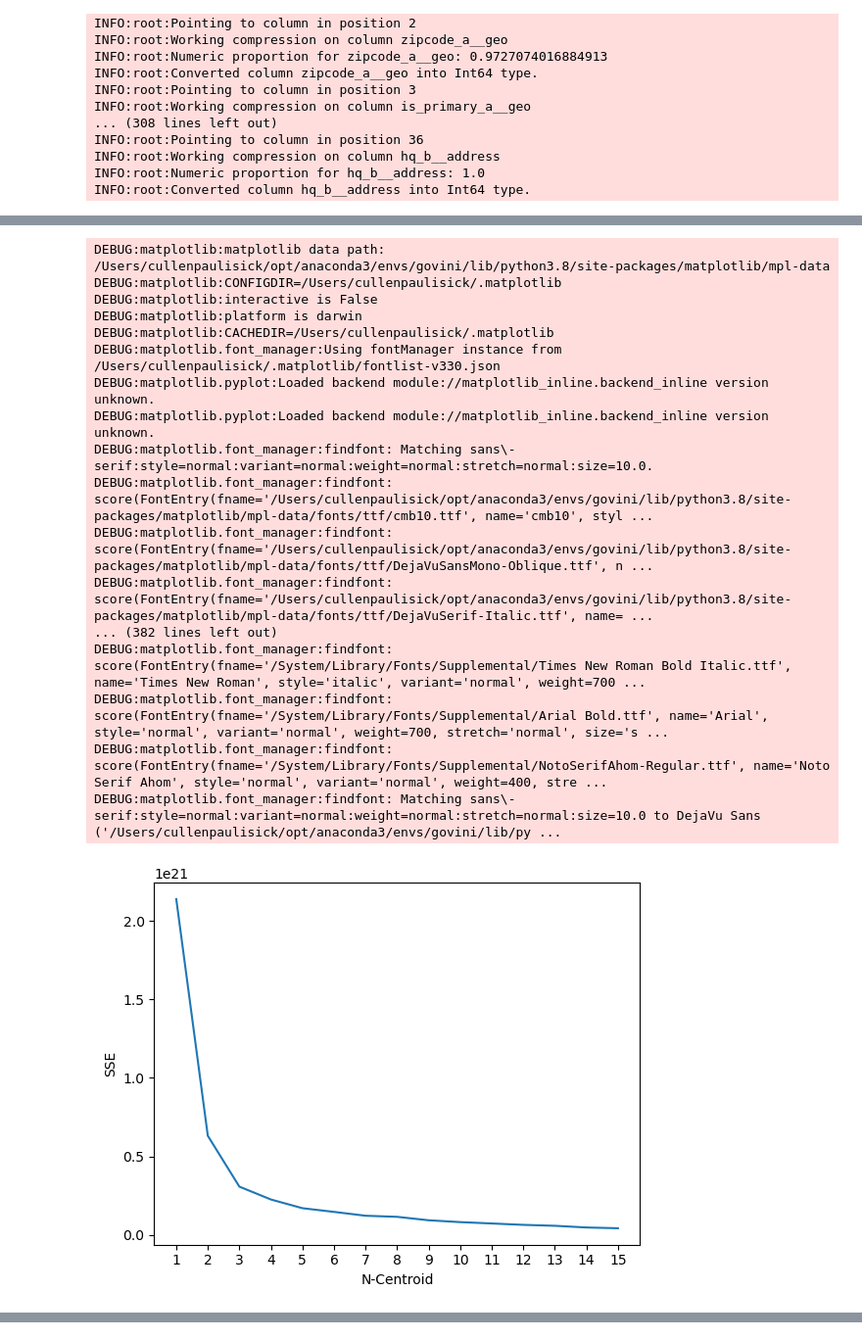
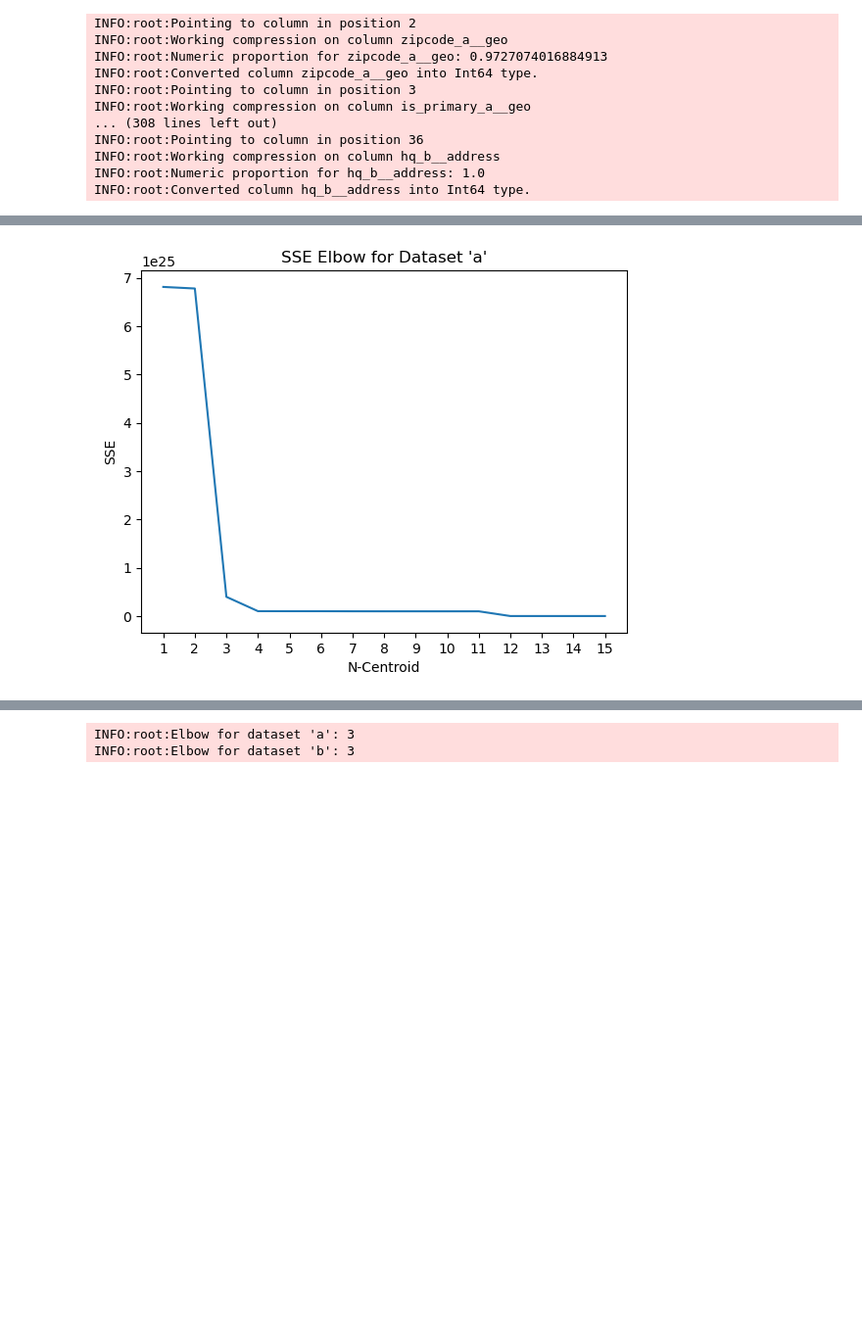
Before and after one commit to cpaulisi/govini-interview, a Jupyter notebook: notebooks/eda.ipynb, the cells around one changed output, grey strips where cells are left out. Shown at 98% size. Saved outputs shown, nothing was run; the diff lists cells and outputs as text; code cells hidden in the pictures; blank space fills up the shorter version.

```diff
--- a/notebooks/eda.ipynb
+++ b/notebooks/eda.ipynb
@@ -219,7 +239,8 @@ def centroid_analysis(
     index: str,
     kmeans_parameters: Dict[str, Union[int, str]],
     kmeans_iter: int,
-    visualize: bool=False
+    visualize: bool=False,
+    **kwargs
 ) -> int:
     """Find optimal number of centroids through recommended evaluation metric
 
@@ -240,16 +261,18 @@ def centroid_analysis(
     comp_num = frame[[col for col, datatype in frame.dtypes.to_dict().items() if (datatype != np.dtype('O'))or (col==index)]]
     # check primary index for all unique values
     if comp_num.index.value_counts().max()==1:
-        comp_dropna = comp_num.set_index(index).dropna()
+        # fill NA with null class flag 0
+        comp_dropna = comp_num.set_index(index).fillna(0)
         col_map = comp_dropna.columns.to_numpy()
-        comp_vals = comp_dropna.values
+        comp_vals = comp_dropna.values.astype('float')
     # if non-unique primary index, consolidate based upon append-only insert on schema
     else:
         # get last index for each group
         max_index_per_entity = comp_num.reset_index().groupby(index)['index'].max()
-        comp_dropna = comp_num.iloc[list(max_index_per_entity.values)].set_index(index).dropna()
+        # fill NA with null class flag 0
+        comp_dropna = comp_num.iloc[list(max_index_per_entity.values)].set_index(index).fillna(0)
         col_map = comp_dropna.columns.to_numpy()
-        comp_vals = comp_dropna.values
+        comp_vals = comp_dropna.values.astype('float')
     # start inertia compilation
     inertia_values = list()
     for i in range(1,kmeans_iter):
@@ -262,6 +285,8 @@ def centroid_analysis(
         plt.plot(range(1, kmeans_iter), inertia_values)
         plt.xlabel("N-Centroid")
         plt.ylabel("SSE")
+        if ("plot_title" in kwargs.keys()):
+            plt.title(kwargs.get("plot_title"))
         plt.show()
     # return elbow from method
     knee = KneeLocator(
@@ -269,50 +294,38 @@ def centroid_analysis(
         inertia_values,
         curve="convex",
         direction="decreasing"
     )
     elbow = knee.elbow
     return elbow, comp_vals, col_map
 
 a_elbow, a_comp_vals, a_col_map = centroid_analysis(
     frame=a_comp,
     index='vendor_id',
     kmeans_parameters={
         "init": "random",
         "n_init": 10,
         "max_iter": 500,
         "random_state": 0,
     },
     kmeans_iter=16,
-    visualize=True
+    visualize=True,
+    plot_title="SSE Elbow for Dataset 'a'"
 )
 b_elbow, b_comp_vals, b_col_map = centroid_analysis(
     frame=b_comp,
     index='b_entity_id',
     kmeans_parameters={
         "init": "random",
         "n_init": 10,
         "max_iter": 500,
         "random_state": 0,
     },
     kmeans_iter=16,
-    visualize=True
+    visualize=True,
+    plot_title="SSE Elbow for Dataset 'b'"
 )
+
+logging.info(f"Elbow for dataset 'a': {a_elbow}")
+logging.info(f"Elbow for dataset 'b': {b_elbow}")
 # %% [output]
-DEBUG:matplotlib:matplotlib data path: /Users/cullenpaulisick/opt/anaconda3/envs/govini/lib/python3.8/site-packages/matplotlib/mpl-data
-DEBUG:matplotlib:CONFIGDIR=/Users/cullenpaulisick/.matplotlib
-DEBUG:matplotlib:interactive is False
-DEBUG:matplotlib:platform is darwin
-DEBUG:matplotlib:CACHEDIR=/Users/cullenpaulisick/.matplotlib
-DEBUG:matplotlib.font_manager:Using fontManager instance from /Users/cullenpaulisick/.matplotlib/fontlist-v330.json
-DEBUG:matplotlib.pyplot:Loaded backend module://matplotlib_inline.backend_inline version unknown.
-DEBUG:matplotlib.pyplot:Loaded backend module://matplotlib_inline.backend_inline version unknown.
-DEBUG:matplotlib.font_manager:findfont: Matching sans\-serif:style=normal:variant=normal:weight=normal:stretch=normal:size=10.0.
-DEBUG:matplotlib.font_manager:findfont: score(FontEntry(fname='/Users/cullenpaulisick/opt/anaconda3/envs/govini/lib/python3.8/site-packages/matplotlib/mpl-data/fonts/ttf/cmb10.ttf', name='cmb10', styl ...
-DEBUG:matplotlib.font_manager:findfont: score(FontEntry(fname='/Users/cullenpaulisick/opt/anaconda3/envs/govini/lib/python3.8/site-packages/matplotlib/mpl-data/fonts/ttf/DejaVuSansMono-Oblique.ttf', n ...
-DEBUG:matplotlib.font_manager:findfont: score(FontEntry(fname='/Users/cullenpaulisick/opt/anaconda3/envs/govini/lib/python3.8/site-packages/matplotlib/mpl-data/fonts/ttf/DejaVuSerif-Italic.ttf', name= ...
-... (382 lines left out)
-DEBUG:matplotlib.font_manager:findfont: score(FontEntry(fname='/System/Library/Fonts/Supplemental/Times New Roman Bold Italic.ttf', name='Times New Roman', style='italic', variant='normal', weight=700 ...
-DEBUG:matplotlib.font_manager:findfont: score(FontEntry(fname='/System/Library/Fonts/Supplemental/Arial Bold.ttf', name='Arial', style='normal', variant='normal', weight=700, stretch='normal', size='s ...
-DEBUG:matplotlib.font_manager:findfont: score(FontEntry(fname='/System/Library/Fonts/Supplemental/NotoSerifAhom-Regular.ttf', name='Noto Serif Ahom', style='normal', variant='normal', weight=400, stre ...
-DEBUG:matplotlib.font_manager:findfont: Matching sans\-serif:style=normal:variant=normal:weight=normal:stretch=normal:size=10.0 to DejaVu Sans ('/Users/cullenpaulisick/opt/anaconda3/envs/govini/lib/py ...
-[figure, old version]
+[figure, new version]
@@ -319,0 +333,2 @@ DEBUG:matplotlib.font_manager:findfont: Matching sans\-serif:style=normal:varian
+INFO:root:Elbow for dataset 'a': 3
+INFO:root:Elbow for dataset 'b': 3
```
Also changed, not shown: parts of 12 cells of this notebook, 3 other files.
